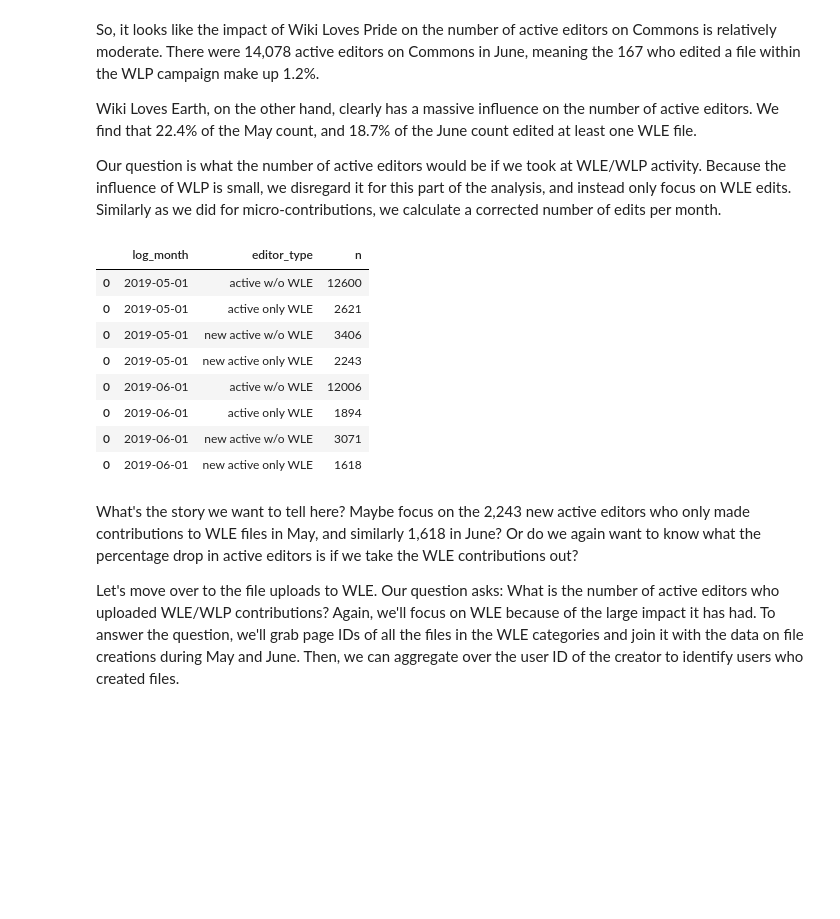
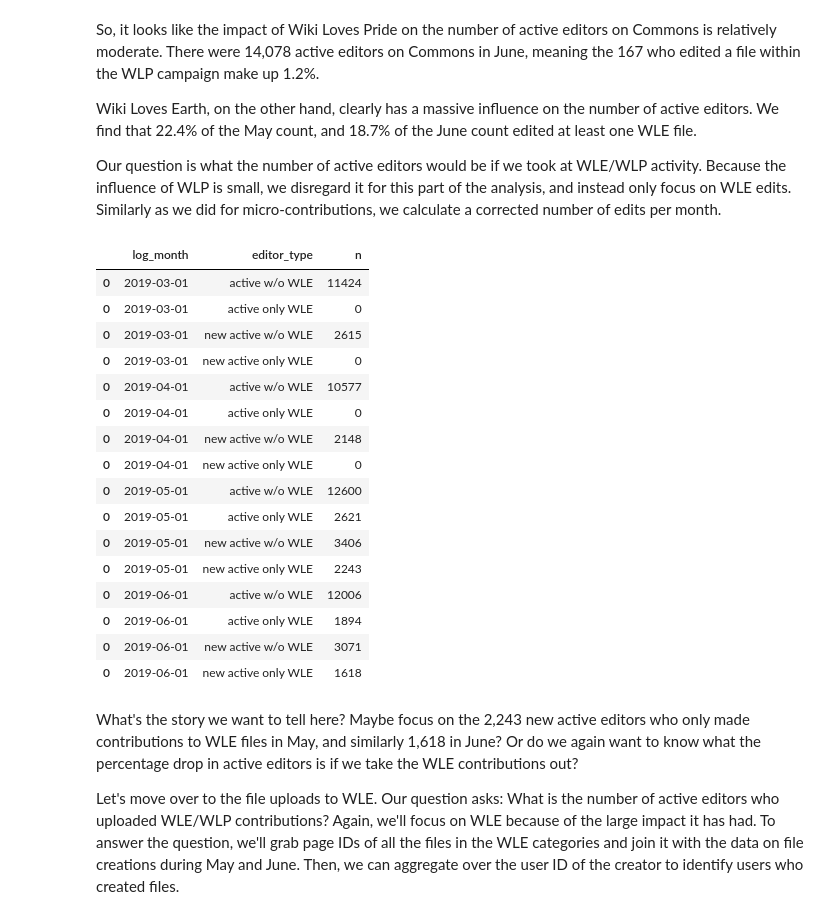
Before and after one commit to nettrom/Product-microcontributions-2019, a Jupyter notebook: active_editors.ipynb, the cells around one changed output. Drawn from its saved outputs; the diff is of its cells as text; code cells hidden in the pictures; blank space fills up the shorter version.

```diff
--- a/active_editors.ipynb
+++ b/active_editors.ipynb
@@ -685,9 +734,17 @@ def get_wle_stats(df, start_date, end_date):
 # %%
 commons_corr_wle_stats = get_wle_stats(commons_actives_wlep, '2019-01-01', '2019-07-01')
 # %%
-commons_corr_wle_stats.tail(8)
+commons_corr_wle_stats.tail(16)
 # %% [output]
 |  | log_month | editor_type | n |
+| 0 | 2019-03-01 | active w/o WLE | 11424 |
+| 0 | 2019-03-01 | active only WLE | 0 |
+| 0 | 2019-03-01 | new active w/o WLE | 2615 |
+| 0 | 2019-03-01 | new active only WLE | 0 |
+| 0 | 2019-04-01 | active w/o WLE | 10577 |
+| 0 | 2019-04-01 | active only WLE | 0 |
+| 0 | 2019-04-01 | new active w/o WLE | 2148 |
+| 0 | 2019-04-01 | new active only WLE | 0 |
 | 0 | 2019-05-01 | active w/o WLE | 12600 |
 | 0 | 2019-05-01 | active only WLE | 2621 |
 | 0 | 2019-05-01 | new active w/o WLE | 3406 |
```
Also changed, not shown: parts of 15 cells of this notebook, 3 other files.
